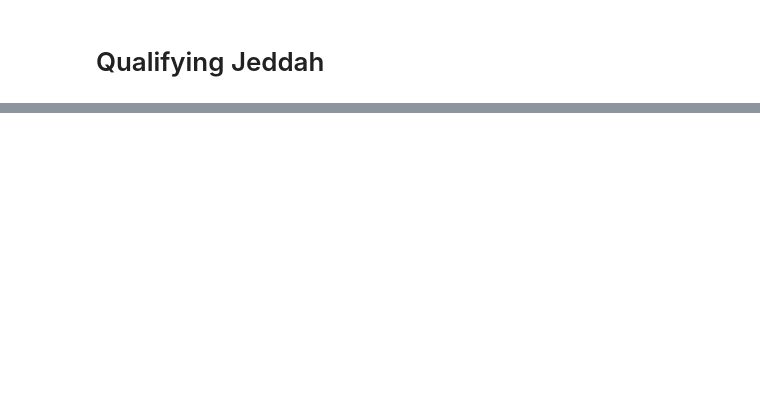
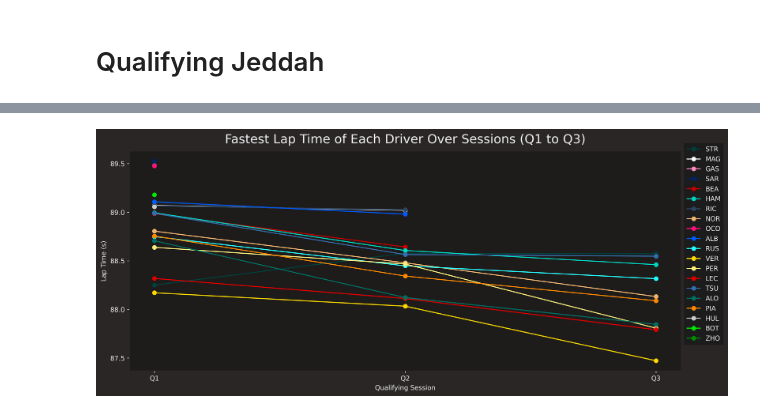
Before and after one commit to visciric/Projects, a Jupyter notebook: F1 Data Analysis/season_2024/02_Jeddah/Qualifying.ipynb, the cells around one changed output, grey strips where cells are left out. Drawn from its saved outputs; the diff is of its cells as text; code cells hidden in the pictures; blank space fills up the shorter version.

```diff
--- a/F1 Data Analysis/season_2024/02_Jeddah/Qualifying.ipynb
+++ b/F1 Data Analysis/season_2024/02_Jeddah/Qualifying.ipynb
@@ -40,0 +63,5 @@ core           INFO     Finished loading data for 20 drivers: ['1', '16', '11',
+# %%
+q1,q2,q3 = session.laps.split_qualifying_sessions()
+q1['LapTime'] = q1['LapTime'].dt.total_seconds()
+q2['LapTime'] = q2['LapTime'].dt.total_seconds()
+q3['LapTime'] = q3['LapTime'].dt.total_seconds()
@@ -40,0 +90,45 @@ core           INFO     Finished loading data for 20 drivers: ['1', '16', '11',
+# %%
+# Get a list of all unique drivers across all sessions
+all_drivers = set(q1['Driver']).union(set(q2['Driver']), set(q3['Driver']))
+
+# Set the figsize and dpi parameters
+plt.figure(figsize=(15, 6), dpi=300)
+
+# Iterate over each driver
+for driver in all_drivers:
+    # Initialize lists to store lap times and sessions for the current driver
+    driver_lap_times = []
+    driver_sessions = []
+
+    # Iterate over each session and collect lap times and sessions for the current driver
+    for round , q_times in enumerate([q1, q2, q3], start=1):
+        # Get the fastest lap time of the current driver in this session
+        fastest_lap_time = q_times[(q_times['Driver'] == driver) & (q_times['LapTime'] <= 100)]['LapTime'].min()
+
+        # Check if the fastest lap time is not None
+        if fastest_lap_time is not None:
+            # Append the fastest lap time and session to the lists
+            driver_lap_times.append(fastest_lap_time)
+            driver_sessions.append(round)
+
+    # Check if there are any lap times recorded for the driver under 100 seconds
+    if driver_lap_times:
+        # Get the color for the current driver
+        color = fastf1.plotting.driver_color(driver)
+
+        # Plot the driver's fastest lap times
+        plt.plot(driver_sessions, driver_lap_times, marker='o', label=driver, color=color)
+
+# Adding labels and title
+plt.xlabel('Qualifying Session')
+plt.ylabel('Lap Time (s)')
+plt.title('Fastest Lap Time of Each Driver Over Sessions (Q1 to Q3)')
+plt.xticks([1, 2, 3], ['Q1', 'Q2', 'Q3'])
+
+# Add legend outside of the plot
+plt.legend(loc="upper left", bbox_to_anchor=(1, 1.05))
+
+# Show the plot
+plt.show()
+# %% [output]
+[figure, added]
```
Also changed, not shown: parts of 9 cells of this notebook, 3 other files.
